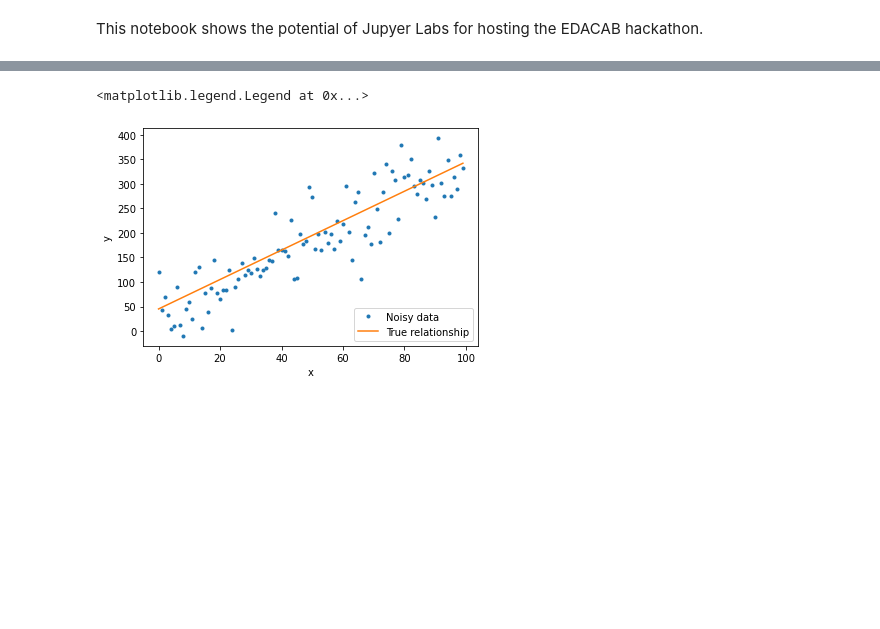
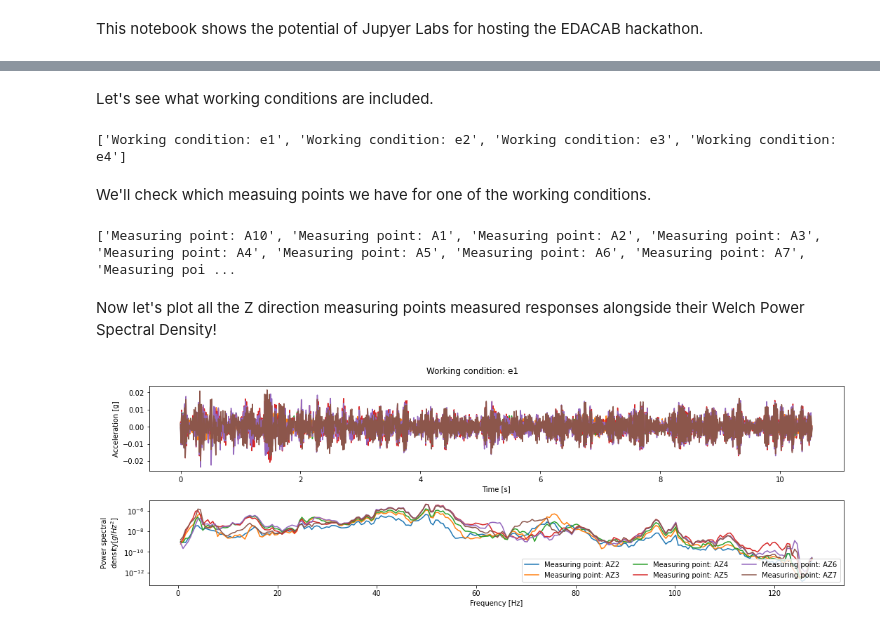
Before and after one commit to zwynne/EDACAB, a Jupyter notebook: ZW_Example_notebook.ipynb, the cells around one changed output, grey strips where cells are left out. Drawn from its saved outputs; the diff is of its cells as text; code cells hidden in the pictures; blank space fills up the shorter version.

```diff
--- a/ZW_Example_notebook.ipynb
+++ b/ZW_Example_notebook.ipynb
@@ -11,13 +15,54 @@ Now let's create and plot some artificial data exhibiting a linear relationship
 # %%
-x = np.arange(0,100,1)
-y0 = 45+3*x
-y = y0+np.random.normal(0,50,len(x))
+url = "https://raw.githubusercontent.com/zwynne/EDACAB/main/Chongqing_data/Part_Sensor_record_data_data.txt"
 
-plt.plot(x,y,'.',label='Noisy data')
-plt.plot(x,y0,label='True relationship')
-plt.xlabel('x')
-plt.ylabel('y')
-plt.legend(loc=4)
+
+data = urllib.request.urlopen(url).readlines() # it's a file like object and works just like a file
+
+dat = list(map(json.loads, data))[0]
+
+unique_conditions = np.unique([i['Working condition'] for i in dat])
+dat0 = {}
+
+for i in range(len(unique_conditions)):
+    tmp = {}
+    for entry in dat:
+        if entry['Working condition']==unique_conditions[i]:
+            tmp['Measuring point: '+entry['Measuring point']]=entry
+    dat0['Working condition: '+unique_conditions[i]]=tmp
+    del(entry,tmp)
+del(i,dat,unique_conditions)
-# %% [output]
-<matplotlib.legend.Legend at 0x...>
-[figure, removed]
+# %% [markdown]
+Let's see what working conditions are included.
+# %%
+working_conditions = list(dat0.keys())
+print(working_conditions)
+# %% [output]
+['Working condition: e1', 'Working condition: e2', 'Working condition: e3', 'Working condition: e4']
+# %% [markdown]
+We'll check which measuing points we have for one of the working conditions.
+# %%
+measuring_points = list(dat0['Working condition: e1'].keys())
+print(measuring_points)
+# %% [output]
+['Measuring point: A10', 'Measuring point: A1', 'Measuring point: A2', 'Measuring point: A3', 'Measuring point: A4', 'Measuring point: A5', 'Measuring point: A6', 'Measuring point: A7', 'Measuring poi ...
+# %% [markdown]
+Now let's plot all the Z direction measuring points measured responses alongside their Welch Power Spectral Density!
+# %%
+condition = 'Working condition: e1'
+
+fg,ax = plt.subplots(2,figsize=(15,5))
+for channel in measuring_points:
+    f,psd = welch(dat0[condition][channel]['Acceleration'],fs=255.1,nperseg=512)
+    channel_name = channel.split()[-1]
+    if "Z" in channel_name:
+        ax[0].plot(dat0[condition][channel]['Time [s]'],dat0[condition][channel]['Acceleration'],label=channel)
+        ax[1].semilogy(f[1:],psd[1:],label=channel)
+ax[0].set_ylabel('Acceleration [g]')
+ax[1].set_ylabel('Power spectral\ndensity[$g/Hz^2$]')
+ax[0].set_xlabel('Time [s]')
+ax[1].set_xlabel('Frequency [Hz]')
+ax[1].legend(loc=4,ncol=3)
+fg.suptitle(condition)
+fg.tight_layout()
+# %% [output]
+[figure, added]
```
Also changed, not shown: parts of 3 cells of this notebook, 1 other file.
